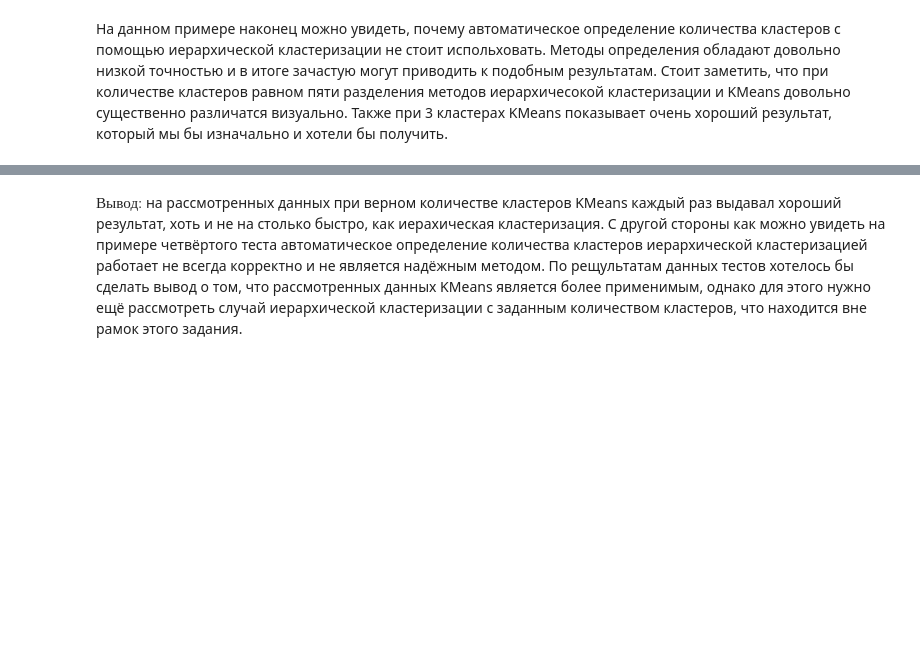
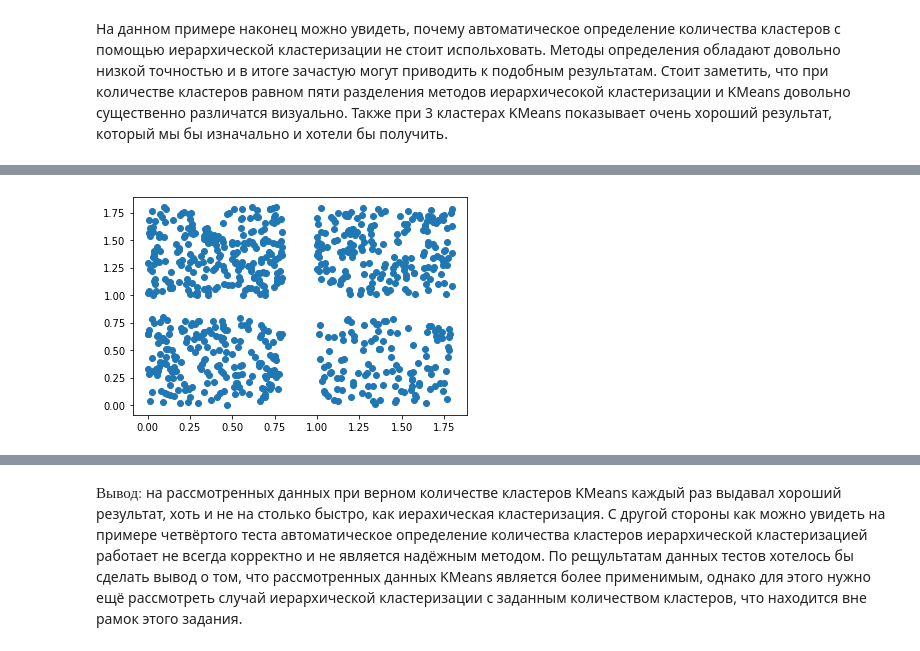
Before and after one commit to ReOT20/spbu_ml_s1_2021, a Jupyter notebook: kmeans_vs_hierarchical.ipynb, the cells around one changed output, grey strips where cells are left out. Drawn from its saved outputs; the diff is of its cells as text; code cells hidden in the pictures; blank space fills up the shorter version.

```diff
--- a/kmeans_vs_hierarchical.ipynb
+++ b/kmeans_vs_hierarchical.ipynb
@@ -180,0 +201,6 @@ Time:0.0559844970703125
+# %%
+X_6= nearby_set(depth=4, factor = 0.8)
+plt.scatter(X_6.T[0], X_6.T[1])
+plt.show()
+# %% [output]
+[figure, added]
```
Also changed, not shown: parts of 6 cells of this notebook, 1 other file.
